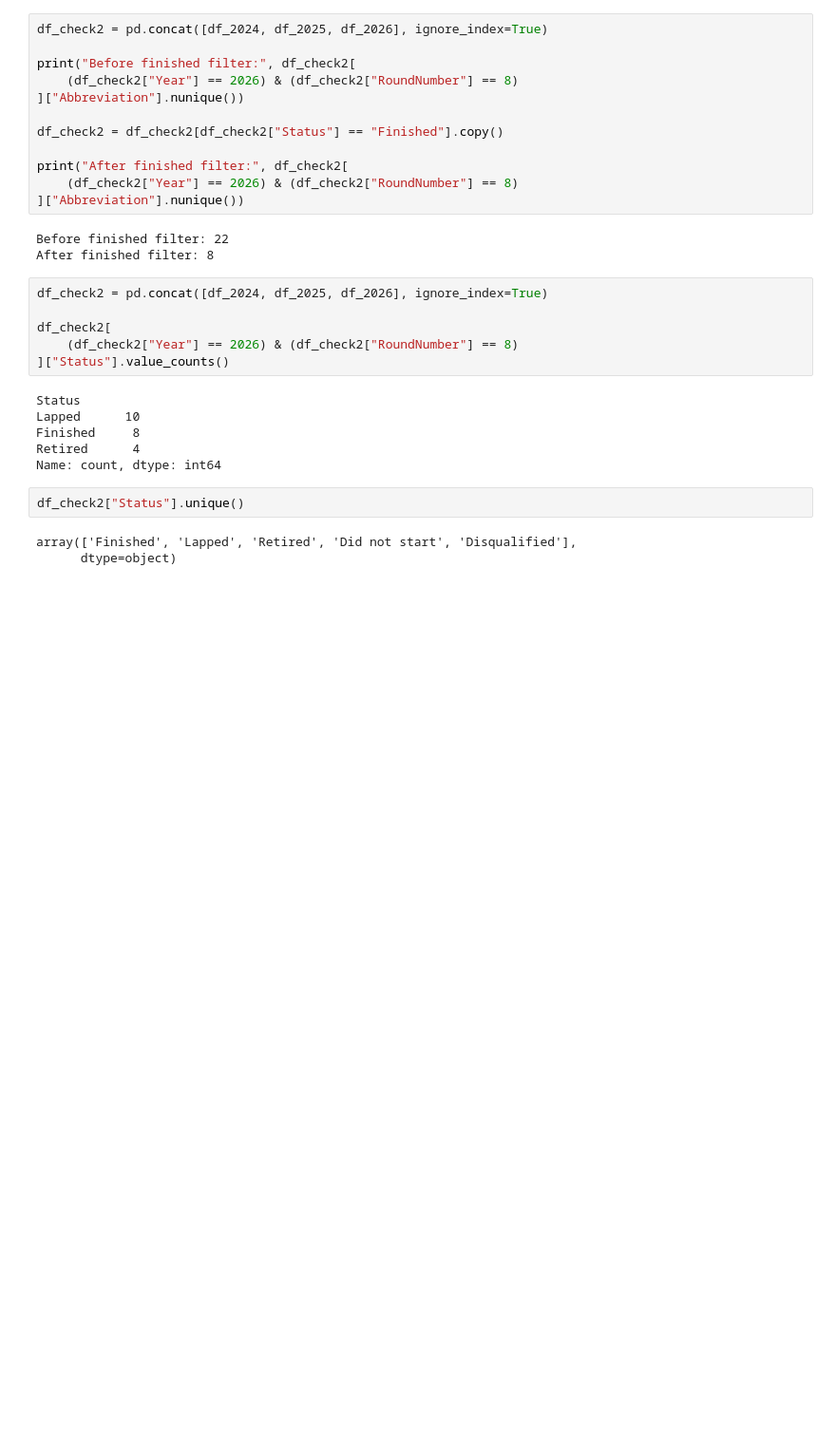
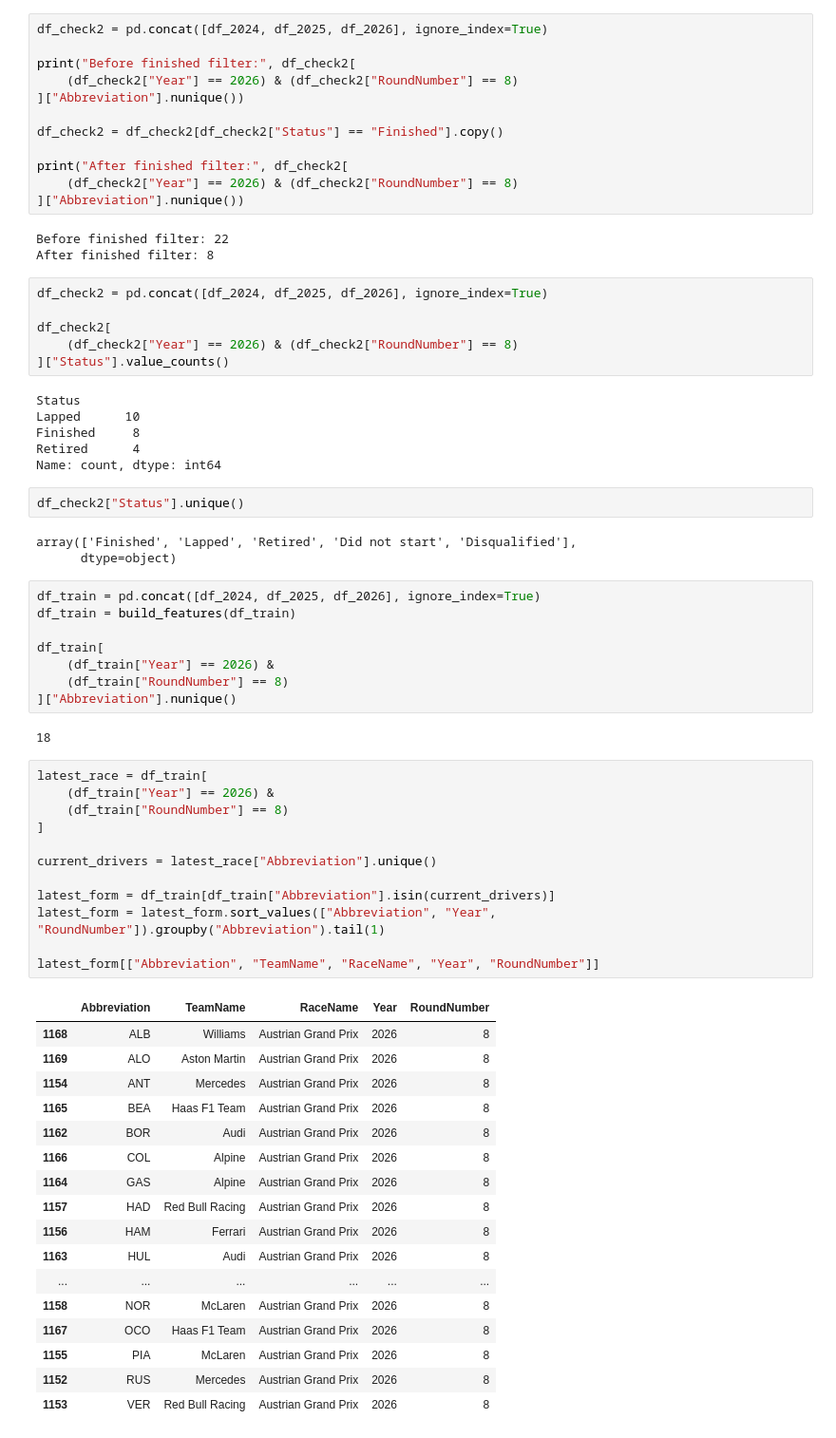
Before and after one commit to pyyroo-a/Formula-1-Fantasy-Predictor, a Jupyter notebook: notebooks/model-v5-track-profiles.ipynb, the cells around one changed output. Shown at 95% size. Cells and saved outputs as stored; diff of their text form; blank space fills up the shorter version.

```diff
--- a/notebooks/model-v5-track-profiles.ipynb
+++ b/notebooks/model-v5-track-profiles.ipynb
@@ -669,3 +669,43 @@ df_check2["Status"].unique()
 # %% [output]
 array(['Finished', 'Lapped', 'Retired', 'Did not start', 'Disqualified'],
       dtype=object)
+# %%
+df_train = pd.concat([df_2024, df_2025, df_2026], ignore_index=True)
+df_train = build_features(df_train)
+
+df_train[
+    (df_train["Year"] == 2026) &
+    (df_train["RoundNumber"] == 8)
+]["Abbreviation"].nunique()
+# %% [output]
+18
+# %%
+latest_race = df_train[
+    (df_train["Year"] == 2026) &
+    (df_train["RoundNumber"] == 8)
+]
+
+current_drivers = latest_race["Abbreviation"].unique()
+
+latest_form = df_train[df_train["Abbreviation"].isin(current_drivers)]
+latest_form = latest_form.sort_values(["Abbreviation", "Year", "RoundNumber"]).groupby("Abbreviation").tail(1)
+
+latest_form[["Abbreviation", "TeamName", "RaceName", "Year", "RoundNumber"]]
+# %% [output]
+|  | Abbreviation | TeamName | RaceName | Year | RoundNumber |
+| 1168 | ALB | Williams | Austrian Grand Prix | 2026 | 8 |
+| 1169 | ALO | Aston Martin | Austrian Grand Prix | 2026 | 8 |
+| 1154 | ANT | Mercedes | Austrian Grand Prix | 2026 | 8 |
+| 1165 | BEA | Haas F1 Team | Austrian Grand Prix | 2026 | 8 |
+| 1162 | BOR | Audi | Austrian Grand Prix | 2026 | 8 |
+| 1166 | COL | Alpine | Austrian Grand Prix | 2026 | 8 |
+| 1164 | GAS | Alpine | Austrian Grand Prix | 2026 | 8 |
+| 1157 | HAD | Red Bull Racing | Austrian Grand Prix | 2026 | 8 |
+| 1156 | HAM | Ferrari | Austrian Grand Prix | 2026 | 8 |
+| 1163 | HUL | Audi | Austrian Grand Prix | 2026 | 8 |
+| ... | ... | ... | ... | ... | ... |
+| 1158 | NOR | McLaren | Austrian Grand Prix | 2026 | 8 |
+| 1167 | OCO | Haas F1 Team | Austrian Grand Prix | 2026 | 8 |
+| 1155 | PIA | McLaren | Austrian Grand Prix | 2026 | 8 |
+| 1152 | RUS | Mercedes | Austrian Grand Prix | 2026 | 8 |
+| 1153 | VER | Red Bull Racing | Austrian Grand Prix | 2026 | 8 |
```
Also changed, not shown: parts of 7 cells of this notebook, 1 other file.
